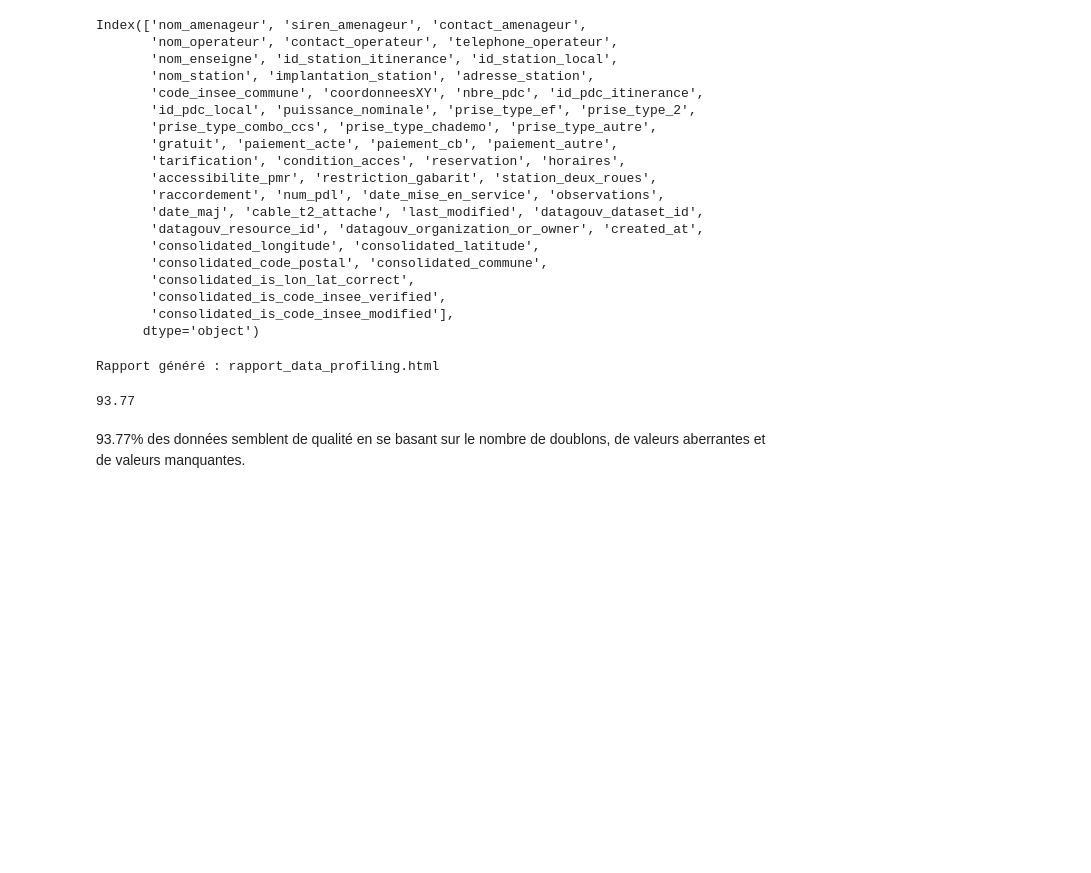
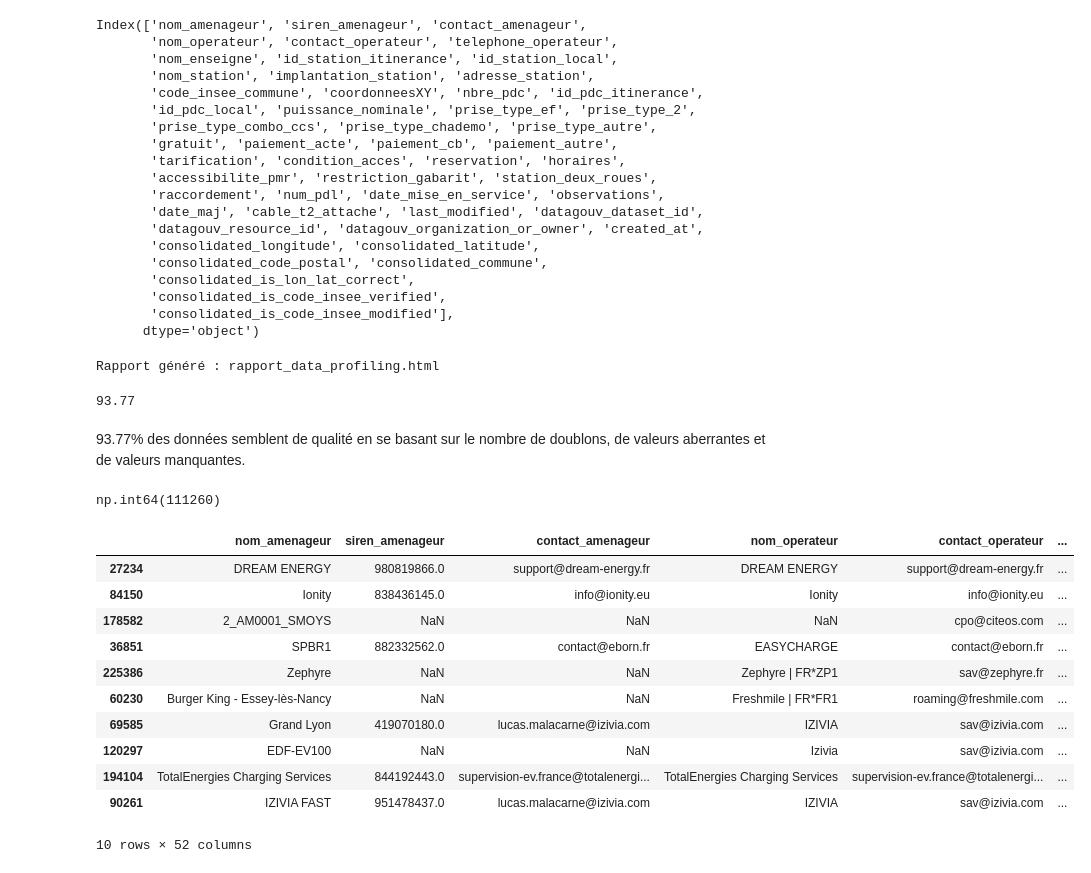
Before and after one commit to closzach/coda_qualite_donnees, a Jupyter notebook: notebook.ipynb, the cells around one changed output. Drawn from its saved outputs; the diff is of its cells as text; code cells hidden in the pictures; blank space fills up the shorter version.

```diff
--- a/notebook.ipynb
+++ b/notebook.ipynb
@@ -66,3 +77,22 @@ print(quality_score(df))
 93.77
 # %% [markdown]
 93.77% des données semblent de qualité en se basant sur le nombre de doublons, de valeurs aberrantes et de valeurs manquantes.
+# %%
+df["num_pdl"].isna().sum()
+# %% [output]
+np.int64(111260)
+# %%
+df.sample(10)
+# %% [output]
+|  | nom_amenageur | siren_amenageur | contact_amenageur | nom_operateur | contact_operateur | ... |
+| 27234 | DREAM ENERGY | 980819866.0 | support@dream-energy.fr | DREAM ENERGY | support@dream-energy.fr | ... |
+| 84150 | Ionity | 838436145.0 | info@ionity.eu | Ionity | info@ionity.eu | ... |
+| 178582 | 2_AM0001_SMOYS | NaN | NaN | NaN | cpo@citeos.com | ... |
+| 36851 | SPBR1 | 882332562.0 | contact@eborn.fr | EASYCHARGE | contact@eborn.fr | ... |
+| 225386 | Zephyre | NaN | NaN | Zephyre | FR*ZP1 | sav@zephyre.fr | ... |
+| 60230 | Burger King - Essey-lès-Nancy | NaN | NaN | Freshmile | FR*FR1 | roaming@freshmile.com | ... |
+| 69585 | Grand Lyon | 419070180.0 | lucas.malacarne@izivia.com | IZIVIA | sav@izivia.com | ... |
+| 120297 | EDF-EV100 | NaN | NaN | Izivia | sav@izivia.com | ... |
+| 194104 | TotalEnergies Charging Services | 844192443.0 | supervision-ev.france@totalenergi... | TotalEnergies Charging Services | supervision-ev.france@totalenergi... | ... |
+| 90261 | IZIVIA FAST | 951478437.0 | lucas.malacarne@izivia.com | IZIVIA | sav@izivia.com | ... |
+10 rows × 52 columns
```
Also changed, not shown: parts of 4 cells of this notebook.
